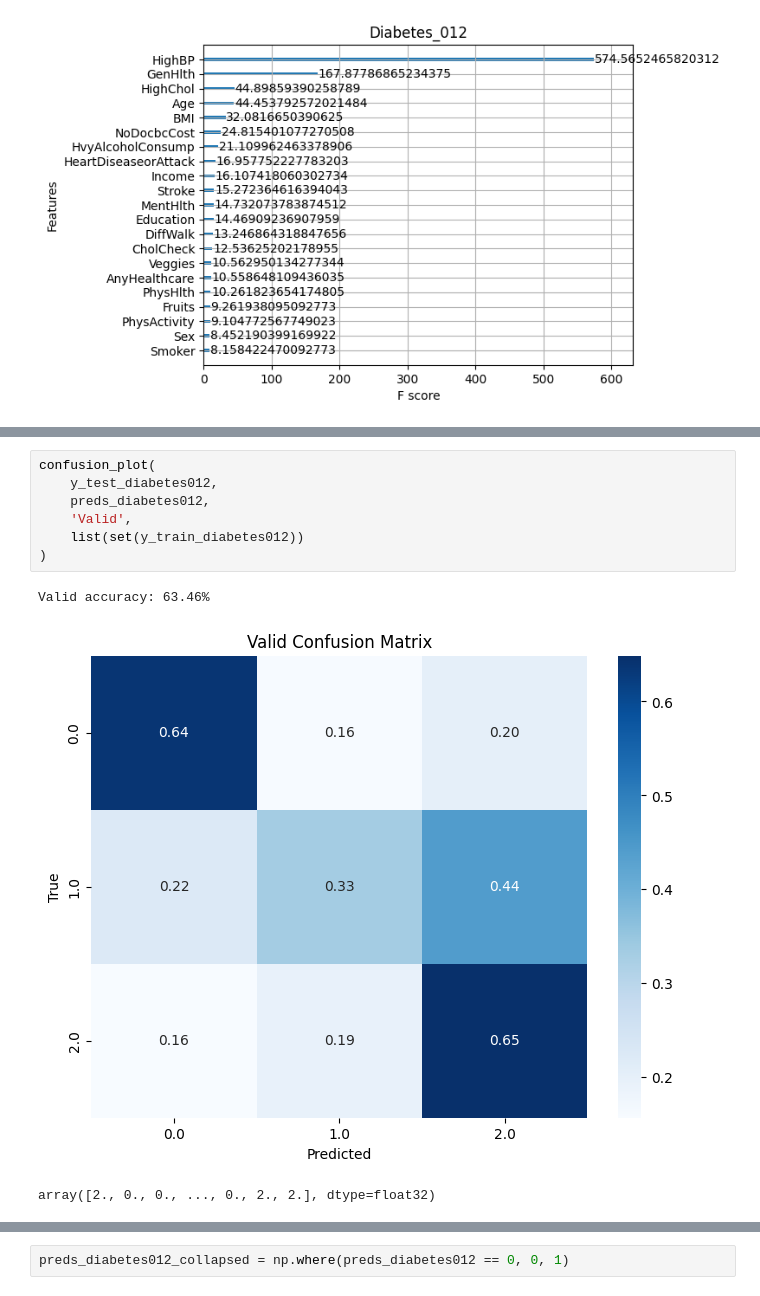
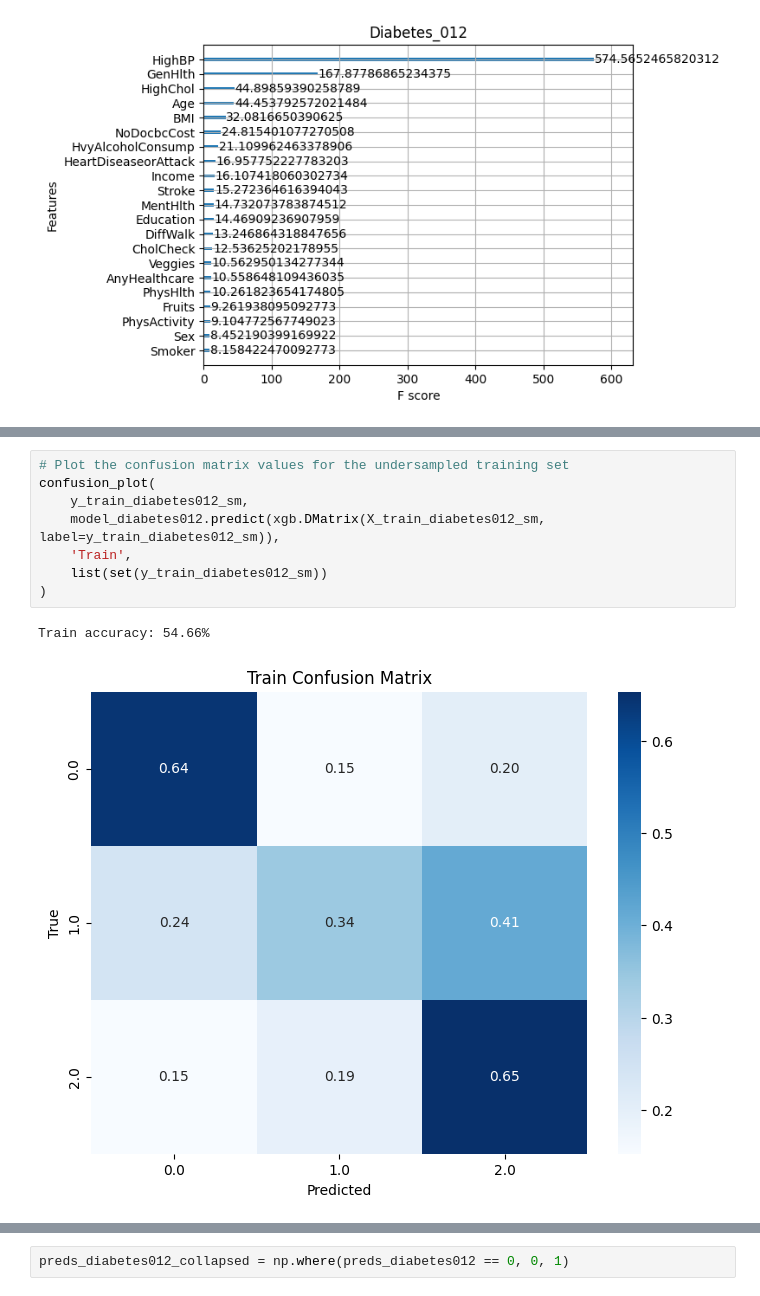
Before and after one commit to Panta-Rhei-LZ/DS-9000-Project-Data, a Jupyter notebook: Boosting.ipynb, the cells around one changed output, grey strips where cells are left out. Saved outputs shown, nothing was run; the diff lists cells and outputs as text.

```diff
--- a/Boosting.ipynb
+++ b/Boosting.ipynb
@@ -272,11 +275,11 @@ array([0., 0., 0., ..., 2., 0., 0.], dtype=float32)
-# %%
-confusion_plot(
-    y_test_diabetes012,
-    preds_diabetes012,
-    'Valid',
-    list(set(y_train_diabetes012))
-)
-# %% [output]
-Valid accuracy: 63.46%
-[figure, removed]
-array([2., 0., 0., ..., 0., 2., 2.], dtype=float32)
+# %%
+# Plot the confusion matrix values for the undersampled training set
+confusion_plot(
+    y_train_diabetes012_sm,
+    model_diabetes012.predict(xgb.DMatrix(X_train_diabetes012_sm, label=y_train_diabetes012_sm)),
+    'Train',
+    list(set(y_train_diabetes012_sm))
+)
+# %% [output]
+Train accuracy: 54.66%
+[figure, added]
```
Also changed, not shown: parts of 28 cells of this notebook.
